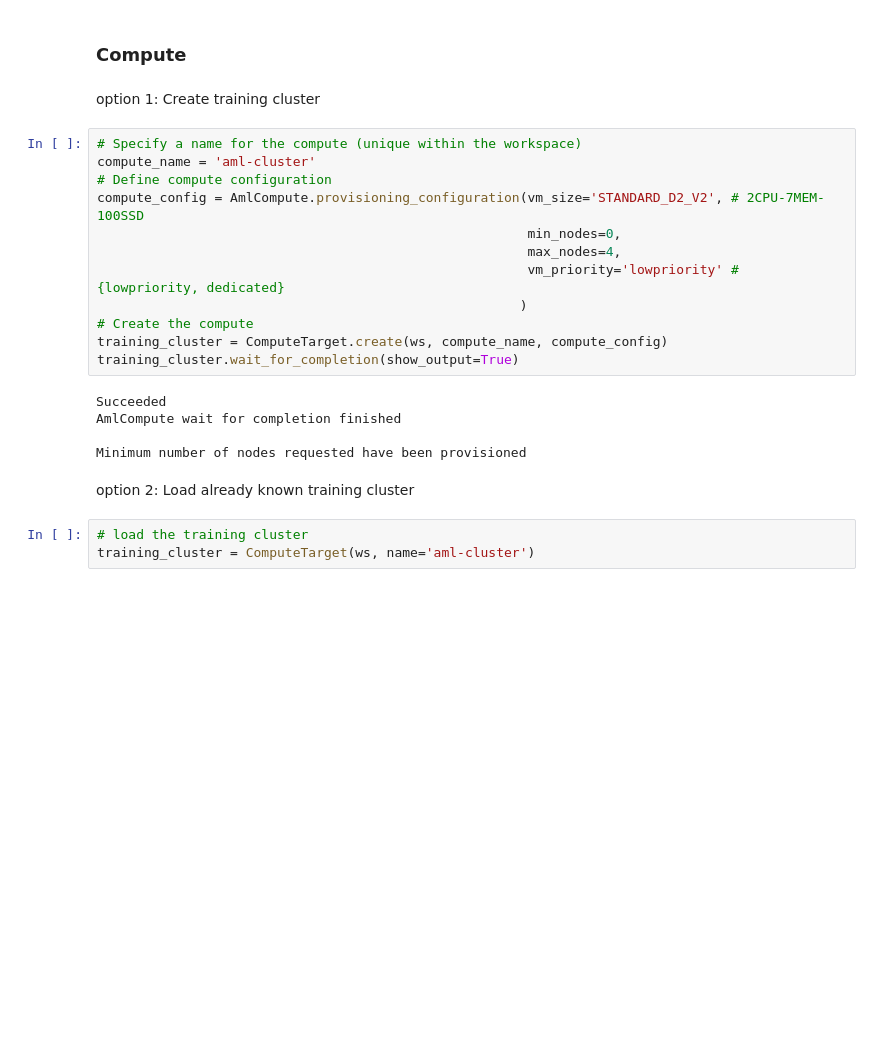
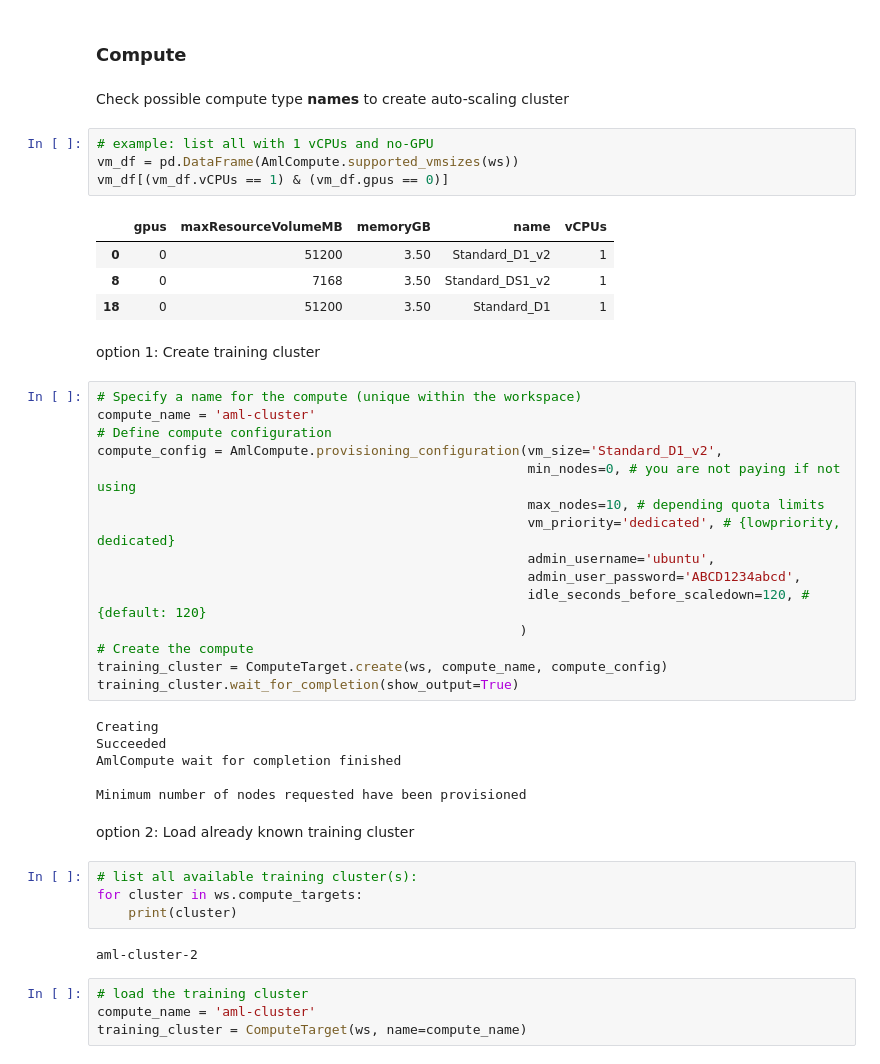
Before and after one commit to albert-kevin/azuremachinelearning, a Jupyter notebook: code/notebooks/how-to-use-automated-machine-learning.ipynb, the cells around one changed output. Cells and saved outputs as stored; diff of their text form; blank space fills up the shorter version.

Commit message:
saving current state - works 10 nodes

```diff
--- a/code/notebooks/how-to-use-automated-machine-learning.ipynb
+++ b/code/notebooks/how-to-use-automated-machine-learning.ipynb
@@ -203,26 +200,48 @@ dataset
 # %% [markdown]
 ### Compute
+# %% [markdown]
+Check possible compute type **names** to create auto-scaling cluster
+# %%
+# example: list all with 1 vCPUs and no-GPU
+vm_df = pd.DataFrame(AmlCompute.supported_vmsizes(ws))
+vm_df[(vm_df.vCPUs == 1) & (vm_df.gpus == 0)]
+# %% [output]
+|  | gpus | maxResourceVolumeMB | memoryGB | name | vCPUs |
+| 0 | 0 | 51200 | 3.50 | Standard_D1_v2 | 1 |
+| 8 | 0 | 7168 | 3.50 | Standard_DS1_v2 | 1 |
+| 18 | 0 | 51200 | 3.50 | Standard_D1 | 1 |
 # %% [markdown]
 option 1: Create training cluster
 # %%
 # Specify a name for the compute (unique within the workspace)
 compute_name = 'aml-cluster'
 # Define compute configuration
-compute_config = AmlCompute.provisioning_configuration(vm_size='STANDARD_D2_V2', # 2CPU-7MEM-100SSD
-                                                       min_nodes=0,
-                                                       max_nodes=4,
-                                                       vm_priority='lowpriority' # {lowpriority, dedicated}
+compute_config = AmlCompute.provisioning_configuration(vm_size='Standard_D1_v2',
+                                                       min_nodes=0, # you are not paying if not using
+                                                       max_nodes=10, # depending quota limits
+                                                       vm_priority='dedicated', # {lowpriority, dedicated}
+                                                       admin_username='ubuntu',
+                                                       admin_user_password='ABCD1234abcd',
+                                                       idle_seconds_before_scaledown=120, # {default: 120}
                                                       )
 # Create the compute
 training_cluster = ComputeTarget.create(ws, compute_name, compute_config)
 training_cluster.wait_for_completion(show_output=True)
 # %% [output]
+Creating
 Succeeded
 AmlCompute wait for completion finished
 
 Minimum number of nodes requested have been provisioned
 # %% [markdown]
 option 2: Load already known training cluster
+# %%
+# list all available training cluster(s):
+for cluster in ws.compute_targets:
+    print(cluster)
+# %% [output]
+aml-cluster-2
 # %%
 # load the training cluster
-training_cluster = ComputeTarget(ws, name='aml-cluster')
+compute_name = 'aml-cluster'
+training_cluster = ComputeTarget(ws, name=compute_name)
```
Also changed, not shown: parts of 36 cells of this notebook.
